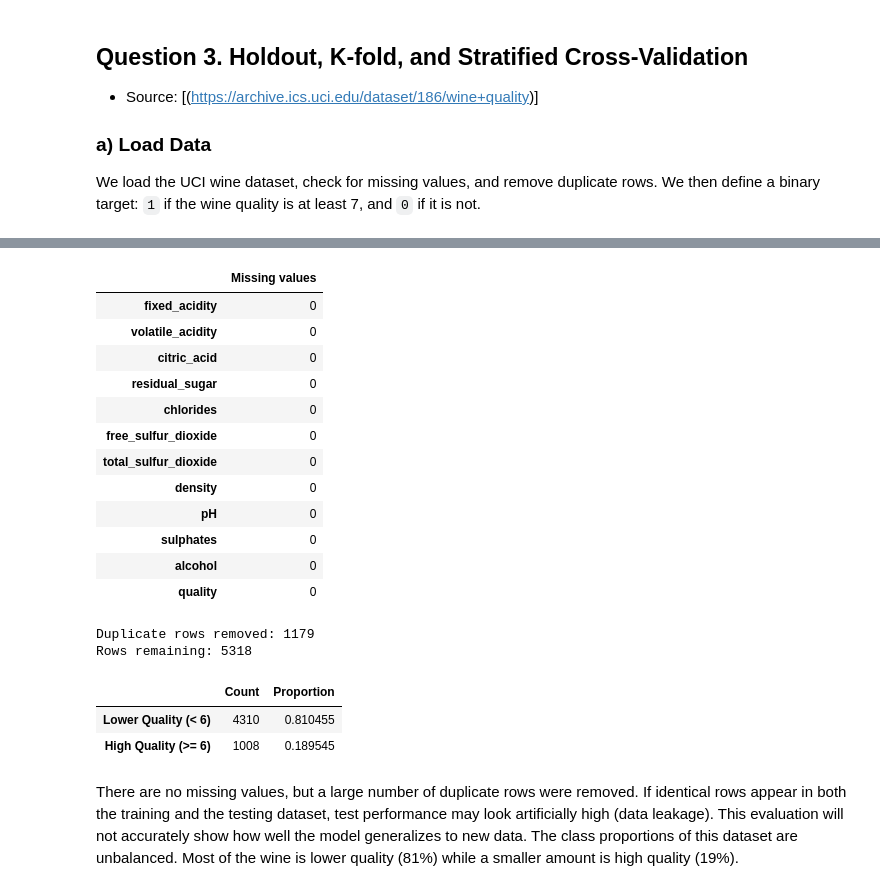
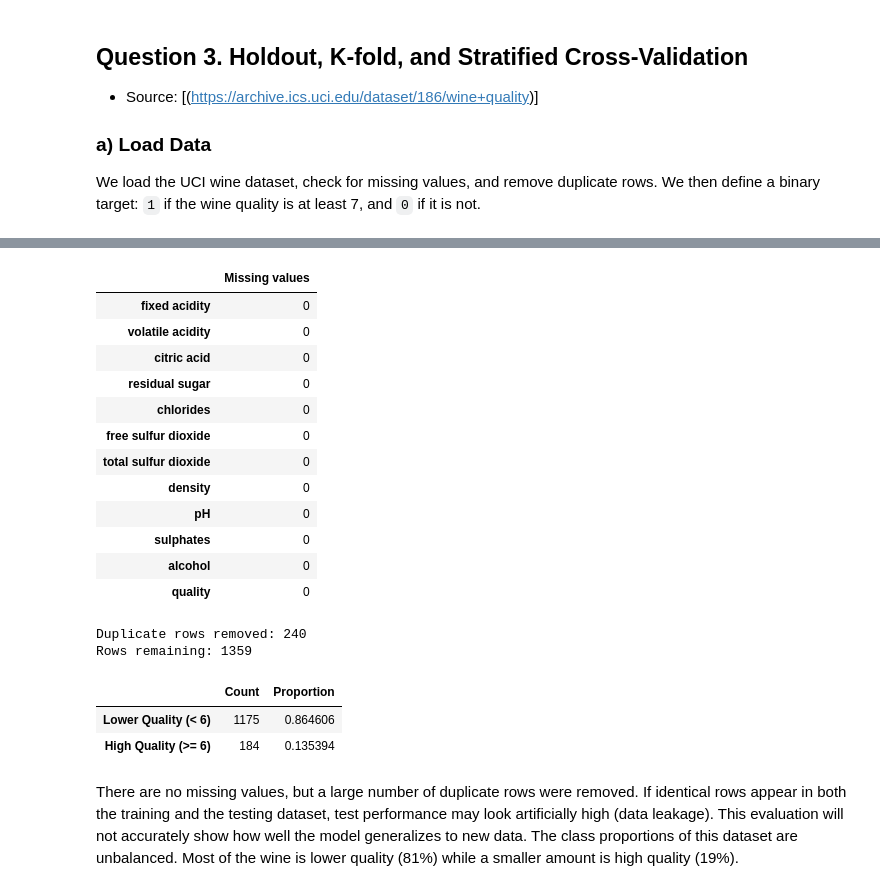
Before and after one commit to codettlaff/CPTS_575, a Jupyter notebook: assignment5/assignment5.ipynb, the cells around one changed output, grey strips where cells are left out. Saved outputs shown, nothing was run; the diff lists cells and outputs as text; code cells hidden in the pictures.

Commit message:
Fixed Q3a
Instead of importing the UCI wine dataset directly, we download and load the red wine csv

```diff
--- a/assignment5/assignment5.ipynb
+++ b/assignment5/assignment5.ipynb
@@ -456,3 +457,11 @@ Most customers have a single component with a probability over 70%, indicating a
 
 ### a) Load Data
 We load the UCI wine dataset, check for missing values, and remove duplicate rows. We then define a binary target: `1` if the wine quality is at least 7, and `0` if it is not.
+# %%
+base_dir = os.getcwd()
+data_dir = os.path.join(base_dir, "wine+quality")
+data_filepath = os.path.join(data_dir, "winequality-red.csv")
+
+# Fetch dataset
+wine_quality = pd.read_csv(data_filepath, sep=";")
+display(wine_quality.head())
@@ -459,53 +475,38 @@ We load the UCI wine dataset, check for missing values, and remove duplicate row
 # %%
-# Fetch dataset
-wine_quality = fetch_ucirepo(id=186)
-
-# Features and original quality scores
-X = wine_quality.data.features.copy()
-y_raw = wine_quality.data.targets.copy()
-
-# Check missing values
-data = pd.concat([X, y_raw], axis=1)
+# Remove duplicate rows and check missing values
+data = wine_quality.drop_duplicates().copy()
+print("Duplicate rows removed:", len(wine_quality) - len(data))
+print("Rows remaining:", len(data))
 display(data.isna().sum().to_frame("Missing values"))
 
-# Remove exact duplicate rows, keeping features and targets aligned
-rows_before = len(data)
-data = data.drop_duplicates()
-rows_removed = rows_before - len(data)
+# Separate features and create the binary target: 1 = quality >= 7
+X = data.drop(columns="quality")
+y = (data["quality"] >= 7).astype(int).rename("High Quality")
 
-print("Duplicate rows removed:", rows_removed)
-print("Rows remaining:", len(data))
-
-# Create a binary target: 1 = quality >= 7, 0 = quality < 7
-X = data[X.columns].copy()
-quality = data[y_raw.columns[0]]
-y = (quality >= 7).astype(int).rename("High Quality")
-
-# Report binary class counts and proportions
-class_summary = pd.DataFrame({
-    "Count": y.value_counts().sort_index(),
-    "Proportion": y.value_counts(normalize=True).sort_index()})
-class_summary.index = ["Lower Quality (< 6)", "High Quality (>= 6)"]
+# Summarize class counts and proportions
+class_summary = y.value_counts().sort_index().to_frame("Count")
+class_summary["Proportion"] = class_summary["Count"] / len(y)
+class_summary.index = ["Lower Quality (< 7)", "High Quality (>= 7)"]
 display(class_summary)
 # %% [output]
 |  | Missing values |
-| fixed_acidity | 0 |
-| volatile_acidity | 0 |
-| citric_acid | 0 |
-| residual_sugar | 0 |
+| fixed acidity | 0 |
+| volatile acidity | 0 |
+| citric acid | 0 |
+| residual sugar | 0 |
 | chlorides | 0 |
-| free_sulfur_dioxide | 0 |
-| total_sulfur_dioxide | 0 |
+| free sulfur dioxide | 0 |
+| total sulfur dioxide | 0 |
 | density | 0 |
 | pH | 0 |
 | sulphates | 0 |
 | alcohol | 0 |
 | quality | 0 |
-Duplicate rows removed: 1179
-Rows remaining: 5318
+Duplicate rows removed: 240
+Rows remaining: 1359
 |  | Count | Proportion |
-| Lower Quality (< 6) | 4310 | 0.810455 |
-| High Quality (>= 6) | 1008 | 0.189545 |
+| Lower Quality (< 6) | 1175 | 0.864606 |
+| High Quality (>= 6) | 184 | 0.135394 |
 # %% [markdown]
 There are no missing values, but a large number of duplicate rows were removed. If identical rows appear in both the training and the testing dataset, test performance may look artificially high (data leakage). This evaluation will not accurately show how well the model generalizes to new data. The class proportions of this dataset are unbalanced. Most of the wine is lower quality (81%) while a smaller amount is high quality (19%).
 # %% [markdown]
```
Also changed, not shown: parts of 2 cells of this notebook.
